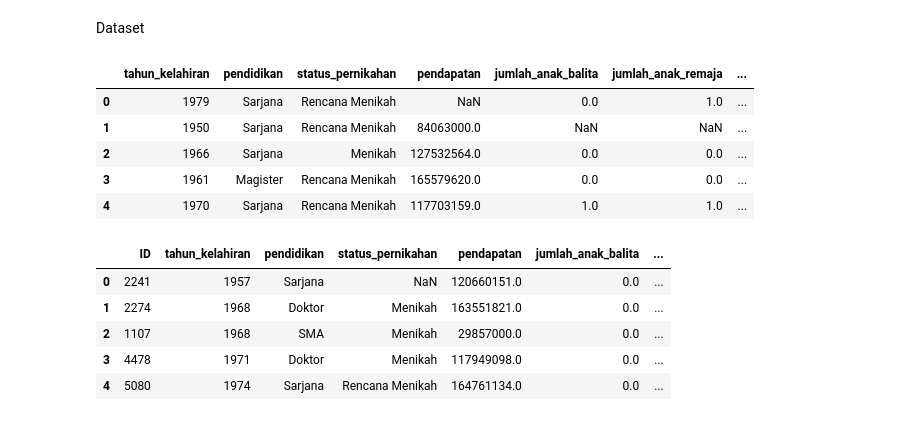
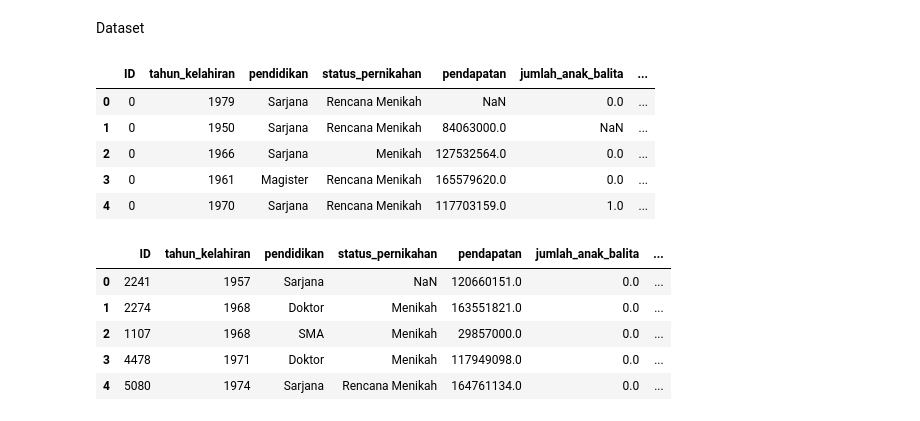
Before and after one commit to amjadadhie/FindIT, a Jupyter notebook: notebook.ipynb, the cells around one changed output. Saved outputs shown, nothing was run; the diff lists cells and outputs as text; code cells hidden in the pictures.

```diff
--- a/notebook.ipynb
+++ b/notebook.ipynb
@@ -16,14 +16,15 @@ import tensorflow as tf
 Dataset
 # %%
 train = pd.read_csv('dataset/train_features.csv')
+train.insert(0, 'ID', 0)
 train.head()
 # %% [output]
-|  | tahun_kelahiran | pendidikan | status_pernikahan | pendapatan | jumlah_anak_balita | jumlah_anak_remaja | ... |
-| 0 | 1979 | Sarjana | Rencana Menikah | NaN | 0.0 | 1.0 | ... |
-| 1 | 1950 | Sarjana | Rencana Menikah | 84063000.0 | NaN | NaN | ... |
-| 2 | 1966 | Sarjana | Menikah | 127532564.0 | 0.0 | 0.0 | ... |
-| 3 | 1961 | Magister | Rencana Menikah | 165579620.0 | 0.0 | 0.0 | ... |
-| 4 | 1970 | Sarjana | Rencana Menikah | 117703159.0 | 1.0 | 1.0 | ... |
+|  | ID | tahun_kelahiran | pendidikan | status_pernikahan | pendapatan | jumlah_anak_balita | ... |
+| 0 | 0 | 1979 | Sarjana | Rencana Menikah | NaN | 0.0 | ... |
+| 1 | 0 | 1950 | Sarjana | Rencana Menikah | 84063000.0 | NaN | ... |
+| 2 | 0 | 1966 | Sarjana | Menikah | 127532564.0 | 0.0 | ... |
+| 3 | 0 | 1961 | Magister | Rencana Menikah | 165579620.0 | 0.0 | ... |
+| 4 | 0 | 1970 | Sarjana | Rencana Menikah | 117703159.0 | 1.0 | ... |
 # %%
 test_set = pd.read_csv('dataset/test_features.csv')
 test_set.head()
```
Also changed, not shown: parts of 68 cells of this notebook, 1 other file.
